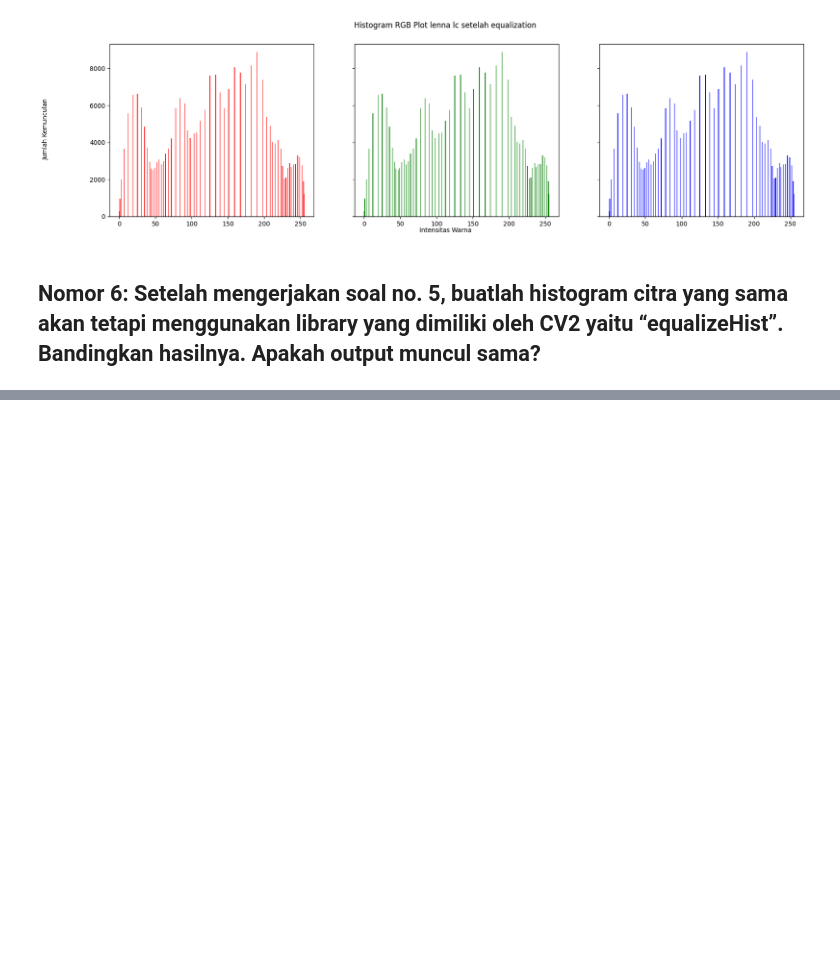
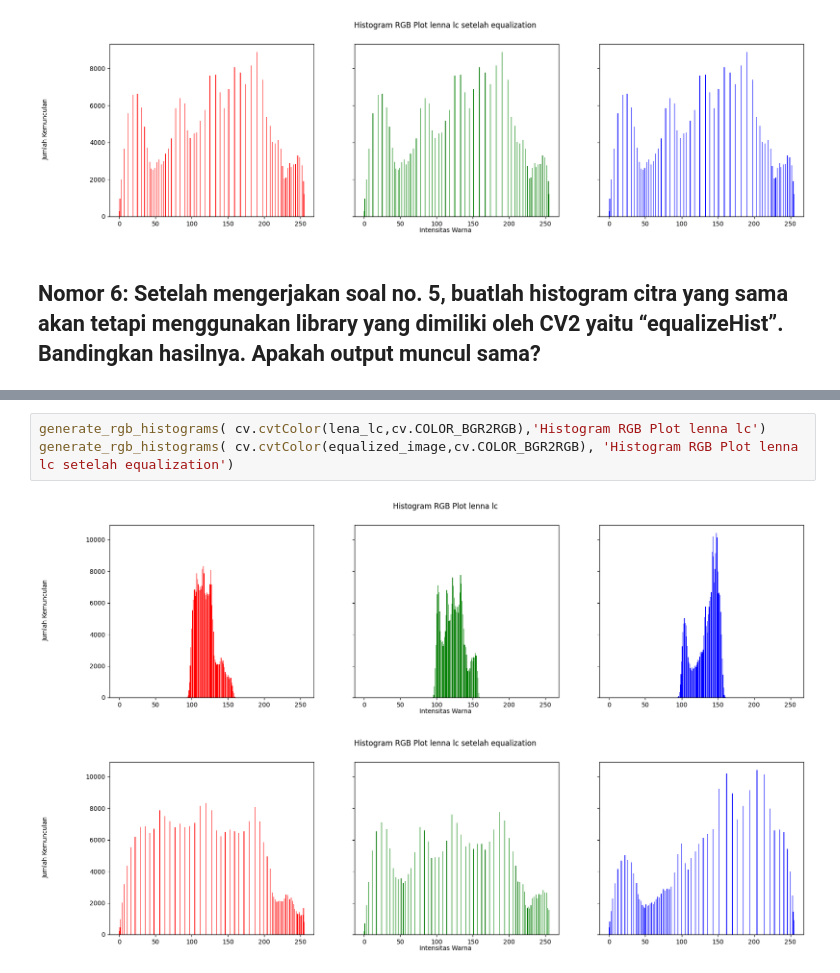
Before and after one commit to Ziedny28/PCVK-Ganjil-2023, a Jupyter notebook: week-06/Week6.ipynb, the cells around one changed output, grey strips where cells are left out. Drawn from its saved outputs; the diff is of its cells as text; blank space fills up the shorter version.

```diff
--- a/week-06/Week6.ipynb
+++ b/week-06/Week6.ipynb
@@ -144,0 +167,6 @@ cv2_imshow(equalized_image)
+# %%
+generate_rgb_histograms( cv.cvtColor(lena_lc,cv.COLOR_BGR2RGB),'Histogram RGB Plot lenna lc')
+generate_rgb_histograms( cv.cvtColor(equalized_image,cv.COLOR_BGR2RGB), 'Histogram RGB Plot lenna lc setelah equalization')
+# %% [output]
+[figure, added]
+[figure, added]
```
Also changed, not shown: parts of 6 cells of this notebook.
